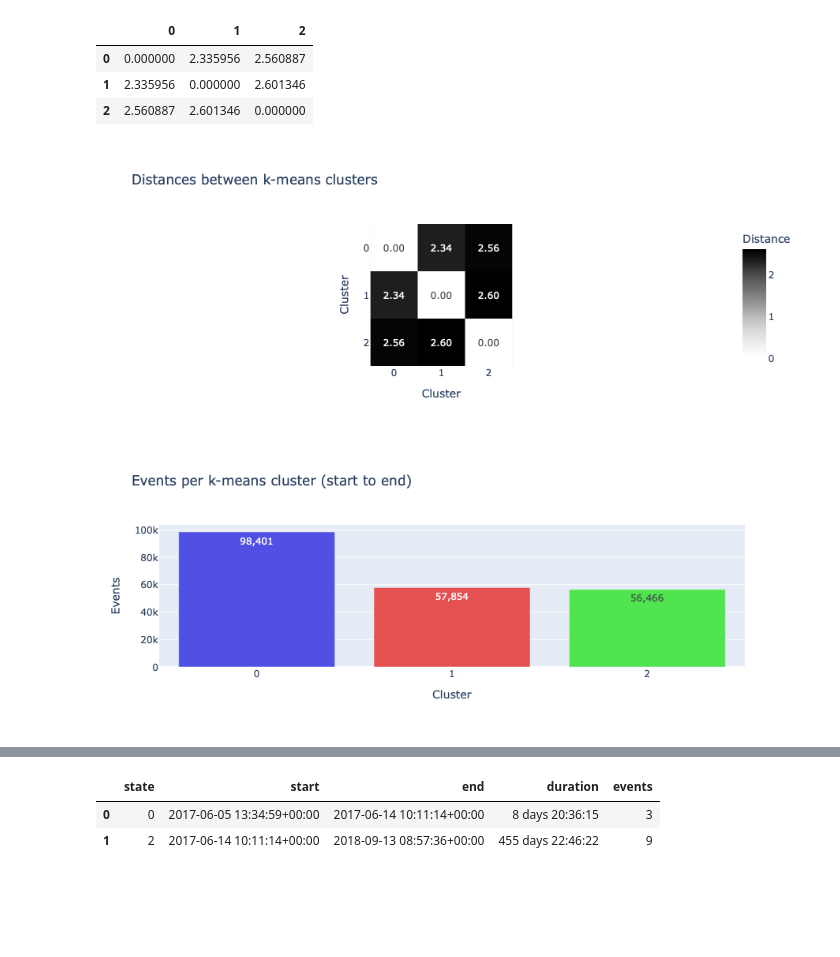
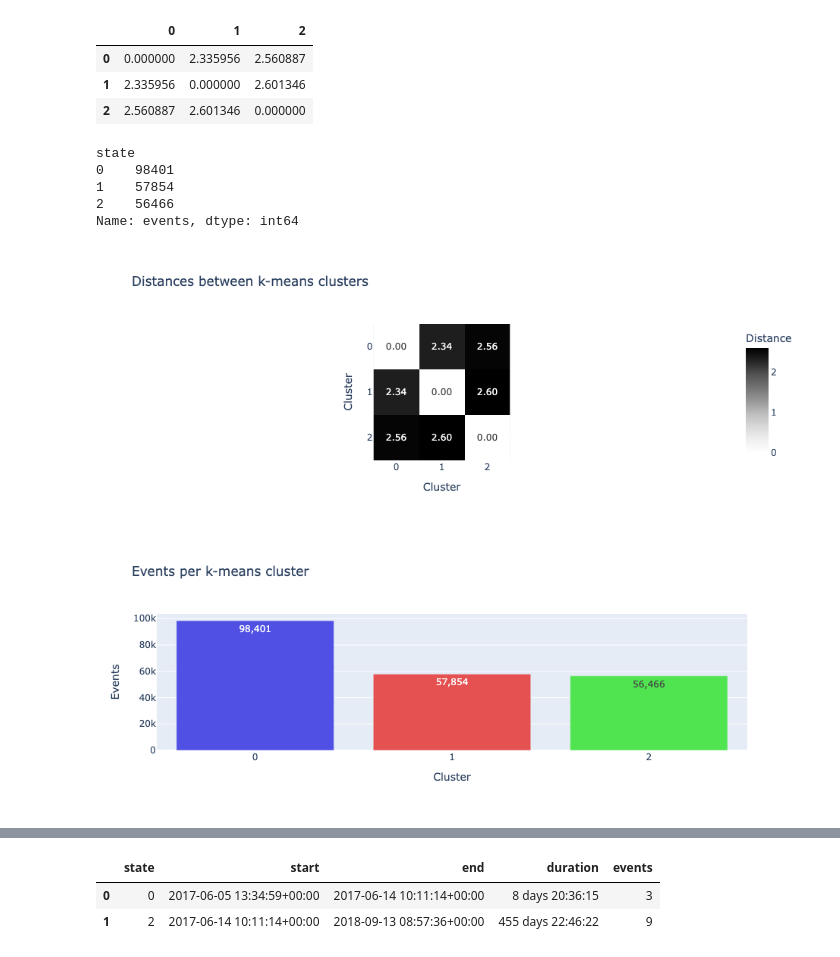
Before and after one commit to boraderen/thesis, a Jupyter notebook: notebooks/intra_kmeans.ipynb, the cells around one changed output, grey strips where cells are left out. Drawn from its saved outputs; the diff is of its cells as text; code cells hidden in the pictures; blank space fills up the shorter version.

```diff
--- a/notebooks/intra_kmeans.ipynb
+++ b/notebooks/intra_kmeans.ipynb
@@ -167,15 +163,24 @@ state_distances
 | 0 | 0.000000 | 2.335956 | 2.560887 |
 | 1 | 2.335956 | 0.000000 | 2.601346 |
 | 2 | 2.560887 | 2.601346 | 0.000000 |
+# %%
+state_freqs = kairo.get_kmeans_state_frequencies(features_and_clusters)
+state_freqs
+# %% [output]
+state
+0    98401
+1    57854
+2    56466
+Name: events, dtype: int64
 # %%
-distances_plot = kairo.plot_kmeans_distances(kmeans)
+distances_plot = kairo.plot_kmeans_distances(state_distances)
 distances_plot.show()
 # %% [output]
-[figure, old version]
+[figure, new version]
 # %%
 color_mapping = kairo.compute_kmeans_color_mapping(3)
 # %%
-freqs_plot = kairo.plot_kmeans_frequencies(features_and_clusters, color_mapping)
+freqs_plot = kairo.plot_kmeans_frequencies(state_freqs, color_mapping)
 freqs_plot.show()
 # %% [output]
-[figure, old version]
+[figure, new version]
```
Also changed, not shown: parts of 18 cells of this notebook, 13 other files.
